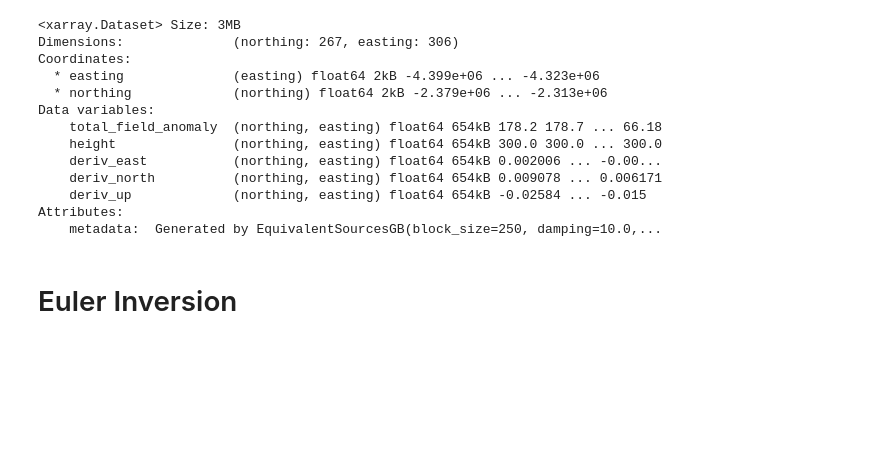
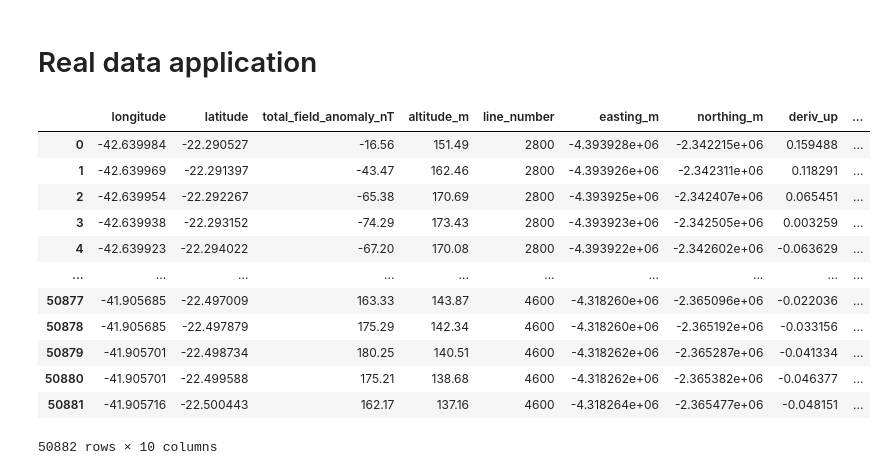
Before and after one commit to compgeolab/euler-inversion, a Jupyter notebook: code/real-data-application.ipynb, the cells around one changed output. Saved outputs shown, nothing was run; the diff lists cells and outputs as text; code cells hidden in the pictures; blank space fills up the shorter version.

```diff
--- a/code/real-data-application.ipynb
+++ b/code/real-data-application.ipynb
@@ -12,0 +1,2 @@ import euler
+# %% [markdown]
+# Real data application
@@ -13,20 +5,17 @@ import euler
 # %%
-data_dir = pathlib.Path("..") / "data"
-data = xr.load_dataset(data_dir / "rio-de-janeiro-magnetic.nc")
+data = pd.read_csv(data_dir / "rio-de-janeiro-magnetic.csv")
 data
 # %% [output]
+|  | longitude | latitude | total_field_anomaly_nT | altitude_m | line_number | easting_m | northing_m | deriv_up | ... |
+| 0 | -42.639984 | -22.290527 | -16.56 | 151.49 | 2800 | -4.393928e+06 | -2.342215e+06 | 0.159488 | ... |
+| 1 | -42.639969 | -22.291397 | -43.47 | 162.46 | 2800 | -4.393926e+06 | -2.342311e+06 | 0.118291 | ... |
+| 2 | -42.639954 | -22.292267 | -65.38 | 170.69 | 2800 | -4.393925e+06 | -2.342407e+06 | 0.065451 | ... |
+| 3 | -42.639938 | -22.293152 | -74.29 | 173.43 | 2800 | -4.393923e+06 | -2.342505e+06 | 0.003259 | ... |
+| 4 | -42.639923 | -22.294022 | -67.20 | 170.08 | 2800 | -4.393922e+06 | -2.342602e+06 | -0.063629 | ... |
+| ... | ... | ... | ... | ... | ... | ... | ... | ... | ... |
+| 50877 | -41.905685 | -22.497009 | 163.33 | 143.87 | 4600 | -4.318260e+06 | -2.365096e+06 | -0.022036 | ... |
+| 50878 | -41.905685 | -22.497879 | 175.29 | 142.34 | 4600 | -4.318260e+06 | -2.365192e+06 | -0.033156 | ... |
+| 50879 | -41.905701 | -22.498734 | 180.25 | 140.51 | 4600 | -4.318262e+06 | -2.365287e+06 | -0.041334 | ... |
+| 50880 | -41.905701 | -22.499588 | 175.21 | 138.68 | 4600 | -4.318262e+06 | -2.365382e+06 | -0.046377 | ... |
+| 50881 | -41.905716 | -22.500443 | 162.17 | 137.16 | 4600 | -4.318264e+06 | -2.365477e+06 | -0.048151 | ... |
-<xarray.Dataset> Size: 3MB
-Dimensions:              (northing: 267, easting: 306)
-Coordinates:
-  * easting              (easting) float64 2kB -4.399e+06 ... -4.323e+06
-  * northing             (northing) float64 2kB -2.379e+06 ... -2.313e+06
-Data variables:
-    total_field_anomaly  (northing, easting) float64 654kB 178.2 178.7 ... 66.18
-    height               (northing, easting) float64 654kB 300.0 300.0 ... 300.0
-    deriv_east           (northing, easting) float64 654kB 0.002006 ... -0.00...
-    deriv_north          (northing, easting) float64 654kB 0.009078 ... 0.006171
-    deriv_up             (northing, easting) float64 654kB -0.02584 ... -0.015
-Attributes:
-    metadata:  Generated by EquivalentSourcesGB(block_size=250, damping=10.0,...
+50882 rows × 10 columns
-# %% [markdown]
-# Euler Inversion
```
Also changed, not shown: parts of 18 cells of this notebook, 6 other files.
